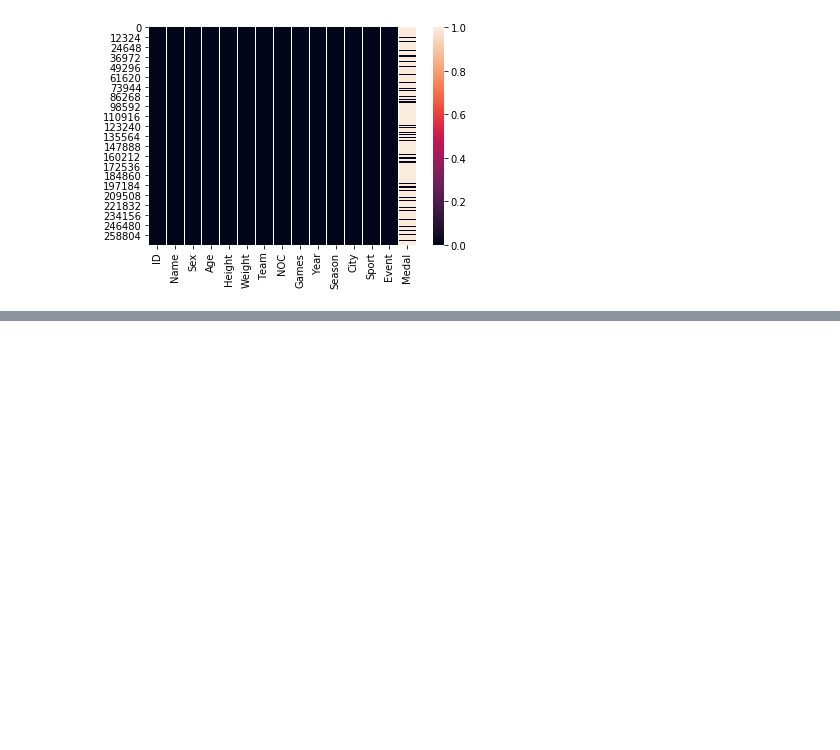
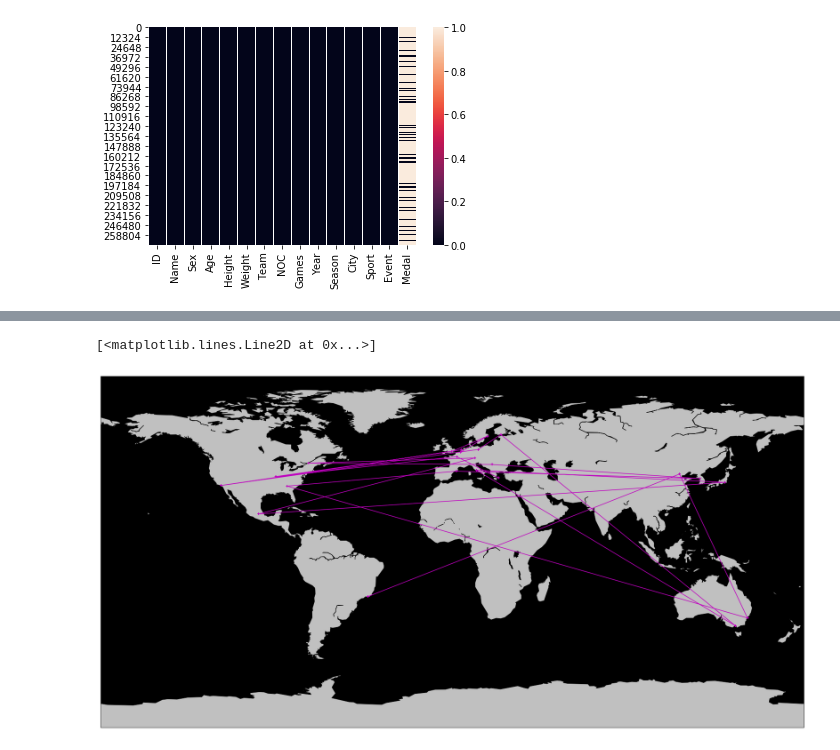
Before and after one commit to swainshashwat/EDA_olympic_data, a Jupyter notebook: 120-years-olympic-data-analysis.ipynb, the cells around one changed output, grey strips where cells are left out. Saved outputs shown, nothing was run; the diff lists cells and outputs as text; code cells hidden in the pictures; blank space fills up the shorter version.

Commit message:
added map visualization

```diff
--- a/120-years-olympic-data-analysis.ipynb
+++ b/120-years-olympic-data-analysis.ipynb
@@ -197,0 +213,47 @@ iplot(medal_t, filename='Male vs Female winning medals in Olympic from \
+# %%
+# Location Details of Cities
+loc_det = pd.DataFrame({
+    'City':['Barcelona', 'London', 'Antwerpen', 'Paris', 'Calgary', 'Albertville',
+           'Lillehammer', 'Los Angeles', 'Salt Lake City', 'Helsinki', 'Lake Placid',
+           'Sydney', 'Atlanta', 'Stockholm', 'Sochi', 'Nagano', 'Torino', 'Beijing',
+           'Rio de Janeiro', 'Athina', 'Squaw Valley', 'Innsbruck', 'Sarajevo',
+           'Mexico City', 'Munich', 'Seoul', 'Berlin', 'Oslo', "Cortina d'Ampezzo",
+           'Melbourne', 'Roma', 'Amsterdam', 'Montreal', 'Moskva', 'Tokyo', 'Vancouver',
+           'Grenoble', 'Sapporo', 'Chamonix', 'St. Louis', 'Sankt Moritz', 'Garmisch-Partenkirchen'],
+    'lat':[41.38, 51.50, 51.22, 48.85, 51.04, 34.26, 61.115, 34.05, 40.76,
+          60.16, 27.29, -33.86, 33.74, 59.32, 43.58, 36.65, 45.06, 39.90,
+          -22.911, 37.97, 36.72, 47.26, 43.85, 19.43, 48.13, 37.56, 52.52,
+          59.91, 46.53, -37.81, 41.89, 52.37, 45.50, 44.81, 35.65, 49.26,
+          45.18, 43.01, 45.92, 38.63, 46.49, 47.5],
+    'lon':[2.173, -0.12, 4.39, 2.35, -114.07, -86.20, 10.46, -118.24, -111.89,
+          24.93, -81.36, 151.20, -84.38, 18.06, 39.72, 138.18, 7.68, 116.40,
+          -43.2094, 23.73, -119.23, 11.39, 18.41, -99.13, 11.58, 126.97, 13.40,
+          10.75, 12.13, 144.96, 12.48, 4.9, -73.55, 20.46, 139.74, -123.11,
+          5.72, 141.40, 6.86, -90.19, 9.83, 11.08],
+})
+# %%
+# mergins summer and winter dataset with loc_det
+sum_df = pd.merge(sum_df, loc_det, on='City')
+win_df = pd.merge(win_df, loc_det, on='City')
+# %%
+plt.figure(figsize=(30, 17))
+
+map = Basemap()
+map.drawcoastlines()
+map.drawcounties()
+map.fillcontinents()
+map.drawmapboundary()
+
+map.drawmapboundary(fill_color='k')
+map.fillcontinents(color='silver', lake_color='k')
+
+lons = pd.np.array(sum_df['lon'])
+lats = pd.np.array(sum_df['lat'])
+
+x,y = map(lons, lats)
+
+map.plot(x, y, marker='+', color='m',
+         markersize=6, markeredgewidth=2)
+# %% [output]
+[<matplotlib.lines.Line2D at 0x...>]
+[figure, added]
```
Also changed, not shown: parts of 5 cells of this notebook, 2 other files.
